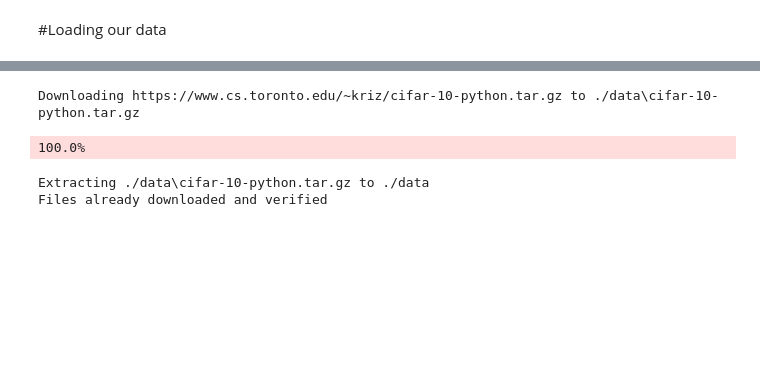
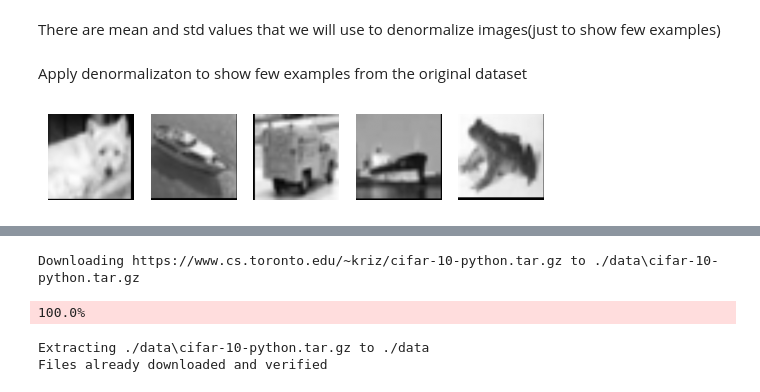
Before and after one commit to irkado/ml-cnn-transfer-learning, a Jupyter notebook: data_preparation/CIFAR_10/Graphs__&__dataFrames.ipynb, the cells around one changed output, grey strips where cells are left out. Saved outputs shown, nothing was run; the diff lists cells and outputs as text; code cells hidden in the pictures; blank space fills up the shorter version.

Commit message:
CIFAR-10 and CIFAR-100 New Visualisation part

```diff
--- a/data_preparation/CIFAR_10/Graphs__&__dataFrames.ipynb
+++ b/data_preparation/CIFAR_10/Graphs__&__dataFrames.ipynb
@@ -22,5 +55,27 @@ for images, labels in train_loader:
 
 X_sample = torch.cat(small_batch_images)[:1000]
 y_sample = torch.cat(small_batch_labels)[:1000]
+
+red_pixels   = X_sample[:, 0, :, :]
+green_pixels = X_sample[:, 1, :, :]
+blue_pixels  = X_sample[:, 2, :, :]
+
+red_image   = red_pixels.cpu().numpy().flatten()
+green_image = green_pixels.cpu().numpy().flatten()
+blue_image  = blue_pixels.cpu().numpy().flatten()
-# %% [markdown]
-#Loading our data
+# %% [markdown]
+There are mean and std values that we will use to denormalize images(just to show few examples)
+# %%
+mean=[0.485, 0.456, 0.406]
+std=[0.229, 0.224, 0.225]
+# %% [markdown]
+Apply denormalizaton to show few examples from the original dataset
+# %%
+red_pixels_example = red_pixels * std[0] + mean[0]
+for i in range(5) :
+  plt.subplot(1,5,i+1)
+  plt.imshow(red_pixels_example[i,:,:],cmap="gray")
+  plt.axis("off")
+plt.show()
+# %% [output]
+[figure, added]
```
Also changed, not shown: parts of 29 cells of this notebook.
